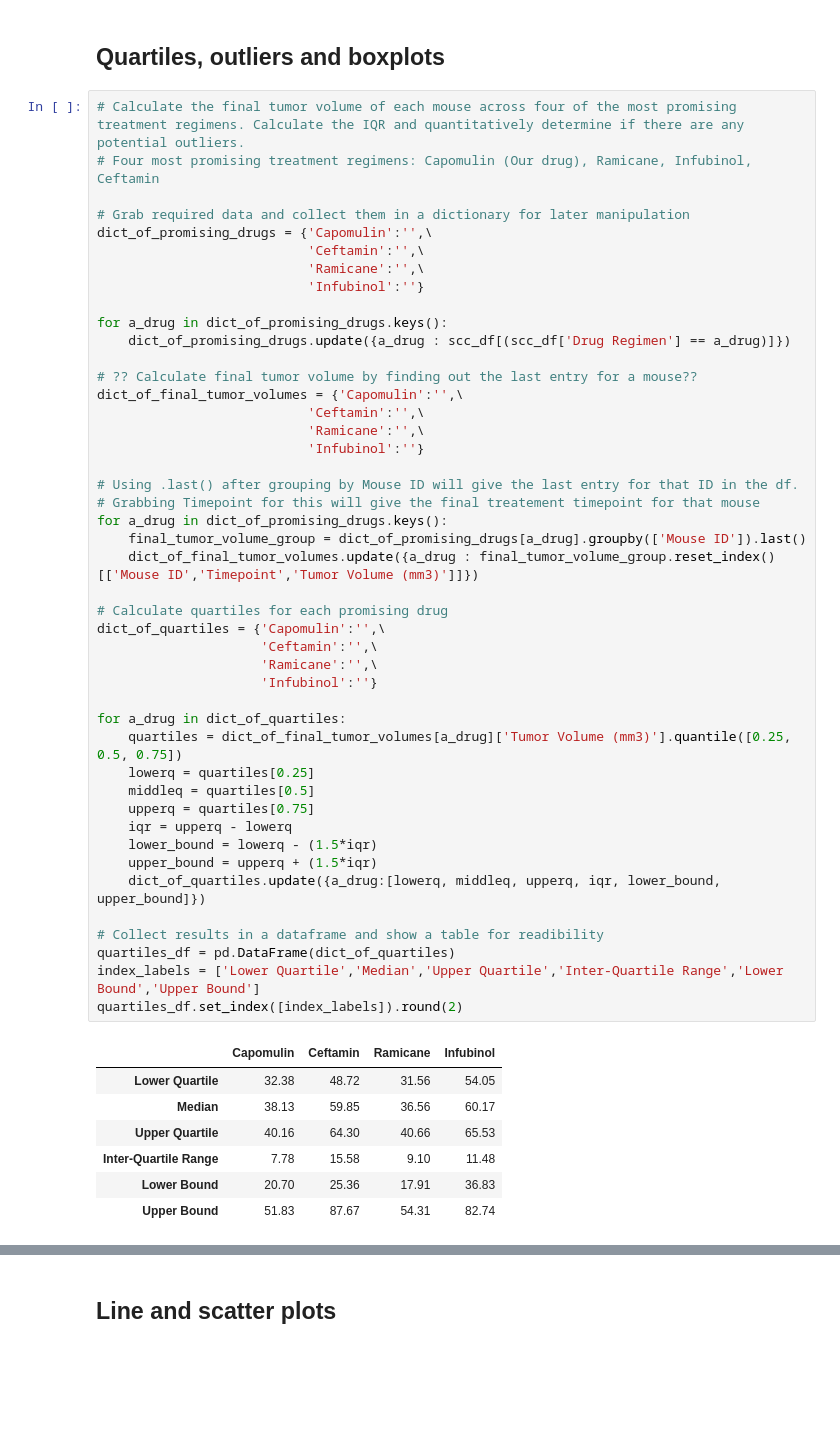
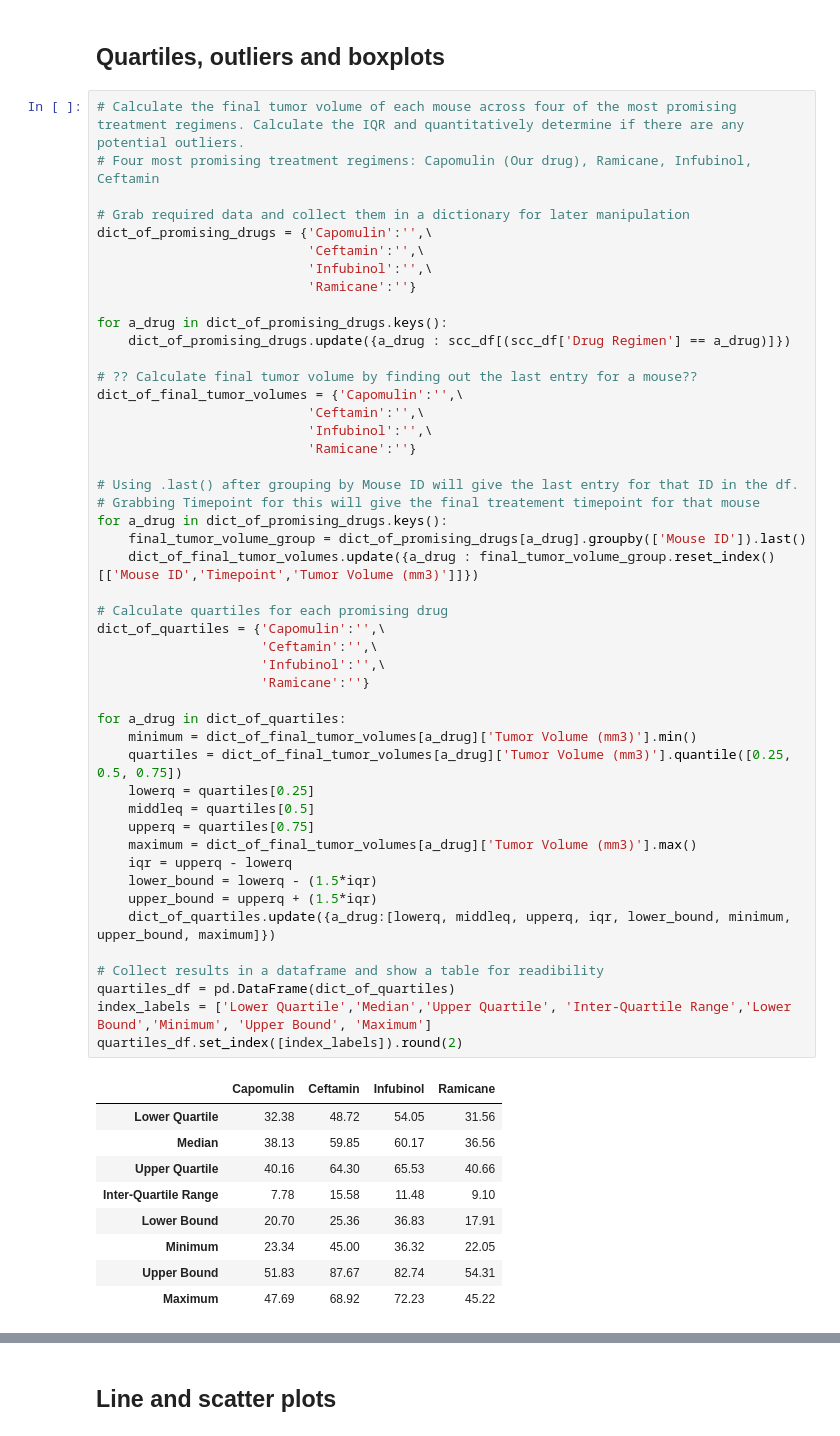
Before and after one commit to nqazimn/matplotlib-challenge, a Jupyter notebook: pymaceuticals_QAZINabeel_HW5.ipynb, the cells around one changed output, grey strips where cells are left out. Saved outputs shown, nothing was run; the diff lists cells and outputs as text; blank space fills up the shorter version.

```diff
--- a/pymaceuticals_QAZINabeel_HW5.ipynb
+++ b/pymaceuticals_QAZINabeel_HW5.ipynb
@@ -124,49 +124,53 @@ ax1.pie(gender_distribution, autopct='%1.1f%%',startangle=90, labels = ['Male','
 # Grab required data and collect them in a dictionary for later manipulation
 dict_of_promising_drugs = {'Capomulin':'',\
                            'Ceftamin':'',\
-                           'Ramicane':'',\
-                           'Infubinol':''}
+                           'Infubinol':'',\
+                           'Ramicane':''}
 
 for a_drug in dict_of_promising_drugs.keys():
     dict_of_promising_drugs.update({a_drug : scc_df[(scc_df['Drug Regimen'] == a_drug)]})
 
 # ?? Calculate final tumor volume by finding out the last entry for a mouse??
 dict_of_final_tumor_volumes = {'Capomulin':'',\
                            'Ceftamin':'',\
-                           'Ramicane':'',\
-                           'Infubinol':''}
+                           'Infubinol':'',\
+                           'Ramicane':''}
 
 # Using .last() after grouping by Mouse ID will give the last entry for that ID in the df.
 # Grabbing Timepoint for this will give the final treatement timepoint for that mouse
 for a_drug in dict_of_promising_drugs.keys():
     final_tumor_volume_group = dict_of_promising_drugs[a_drug].groupby(['Mouse ID']).last()
     dict_of_final_tumor_volumes.update({a_drug : final_tumor_volume_group.reset_index()[['Mouse ID','Timepoint','Tumor Volume (mm3)']]})
 
 # Calculate quartiles for each promising drug
 dict_of_quartiles = {'Capomulin':'',\
                      'Ceftamin':'',\
-                     'Ramicane':'',\
-                     'Infubinol':''}
+                     'Infubinol':'',\
+                     'Ramicane':''}
 
 for a_drug in dict_of_quartiles:
+    minimum = dict_of_final_tumor_volumes[a_drug]['Tumor Volume (mm3)'].min()
     quartiles = dict_of_final_tumor_volumes[a_drug]['Tumor Volume (mm3)'].quantile([0.25, 0.5, 0.75])
     lowerq = quartiles[0.25]
     middleq = quartiles[0.5]
     upperq = quartiles[0.75]
+    maximum = dict_of_final_tumor_volumes[a_drug]['Tumor Volume (mm3)'].max()
     iqr = upperq - lowerq
     lower_bound = lowerq - (1.5*iqr)
     upper_bound = upperq + (1.5*iqr)
-    dict_of_quartiles.update({a_drug:[lowerq, middleq, upperq, iqr, lower_bound, upper_bound]})
+    dict_of_quartiles.update({a_drug:[lowerq, middleq, upperq, iqr, lower_bound, minimum, upper_bound, maximum]})
 
 # Collect results in a dataframe and show a table for readibility
 quartiles_df = pd.DataFrame(dict_of_quartiles)
-index_labels = ['Lower Quartile','Median','Upper Quartile','Inter-Quartile Range','Lower Bound','Upper Bound']
+index_labels = ['Lower Quartile','Median','Upper Quartile', 'Inter-Quartile Range','Lower Bound','Minimum', 'Upper Bound', 'Maximum']
 quartiles_df.set_index([index_labels]).round(2)
 # %% [output]
-|  | Capomulin | Ceftamin | Ramicane | Infubinol |
-| Lower Quartile | 32.38 | 48.72 | 31.56 | 54.05 |
-| Median | 38.13 | 59.85 | 36.56 | 60.17 |
-| Upper Quartile | 40.16 | 64.30 | 40.66 | 65.53 |
-| Inter-Quartile Range | 7.78 | 15.58 | 9.10 | 11.48 |
-| Lower Bound | 20.70 | 25.36 | 17.91 | 36.83 |
-| Upper Bound | 51.83 | 87.67 | 54.31 | 82.74 |
+|  | Capomulin | Ceftamin | Infubinol | Ramicane |
+| Lower Quartile | 32.38 | 48.72 | 54.05 | 31.56 |
+| Median | 38.13 | 59.85 | 60.17 | 36.56 |
+| Upper Quartile | 40.16 | 64.30 | 65.53 | 40.66 |
+| Inter-Quartile Range | 7.78 | 15.58 | 11.48 | 9.10 |
+| Lower Bound | 20.70 | 25.36 | 36.83 | 17.91 |
+| Minimum | 23.34 | 45.00 | 36.32 | 22.05 |
+| Upper Bound | 51.83 | 87.67 | 82.74 | 54.31 |
+| Maximum | 47.69 | 68.92 | 72.23 | 45.22 |
```
Also changed, not shown: parts of 2 cells of this notebook.
